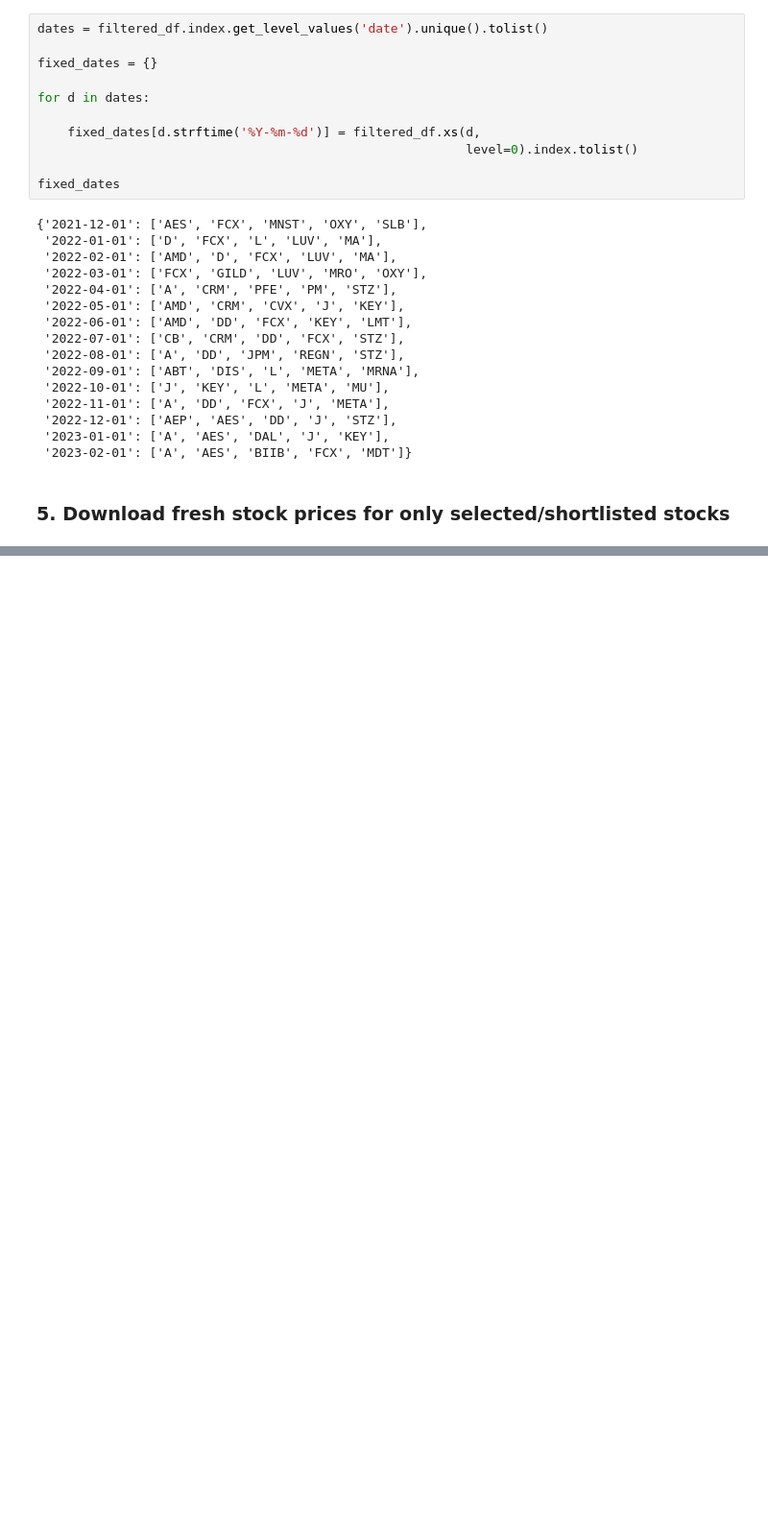
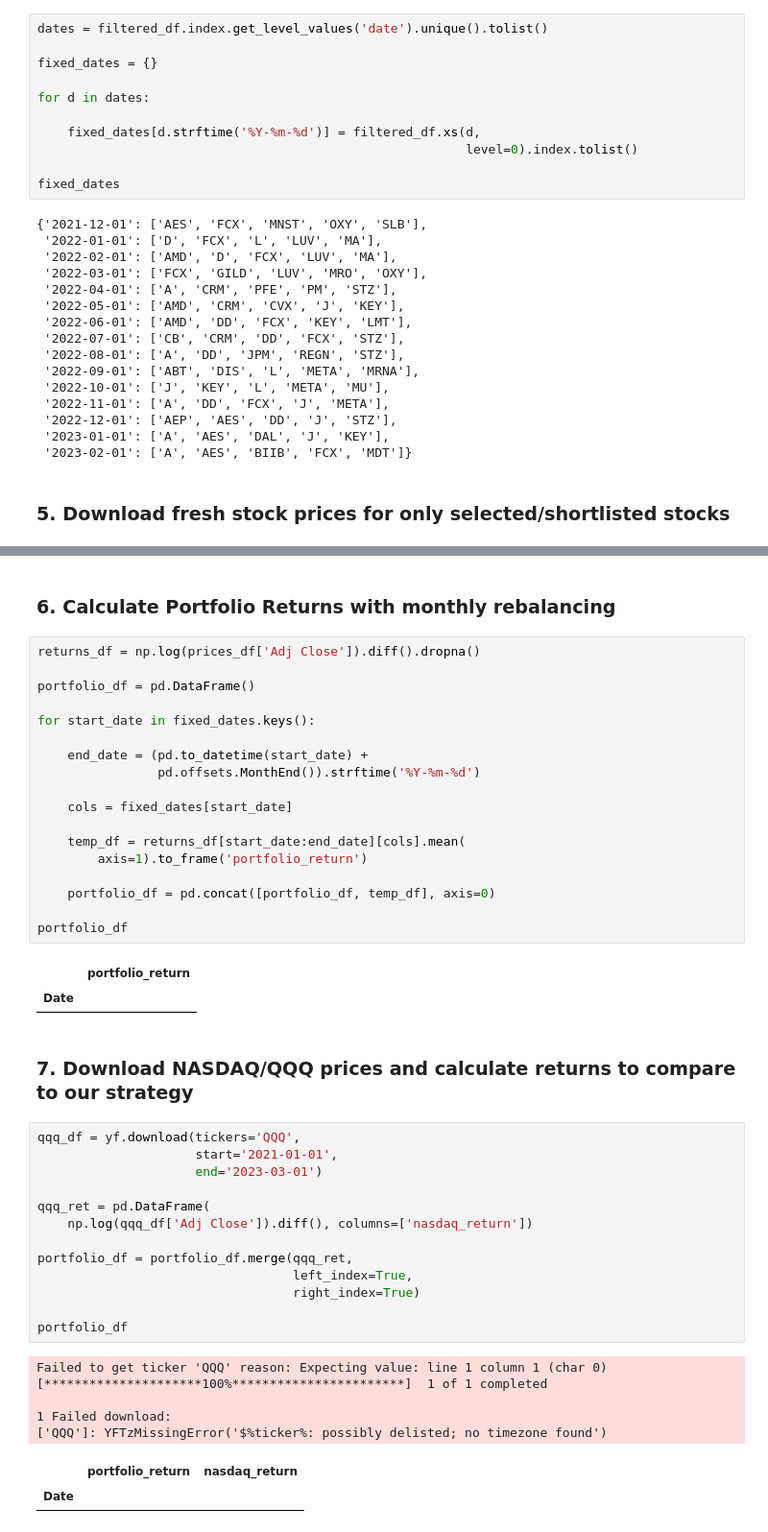
Before and after one commit to Danirive30/Twitter_Sentiment-Investing, a Jupyter notebook: Twitter_Sentiment.ipynb, the cells around one changed output, grey strips where cells are left out. Shown: that part at 96% size. Saved outputs shown, nothing was run; the diff lists cells and outputs as text; blank space fills up the shorter version.

```diff
--- a/Twitter_Sentiment.ipynb
+++ b/Twitter_Sentiment.ipynb
@@ -160,0 +161,46 @@ Failed to get ticker 'BMY' reason: Expecting value: line 1 column 1 (char 0)
+# %% [markdown]
+### **6. Calculate Portfolio Returns with monthly rebalancing**
+# %%
+returns_df = np.log(prices_df['Adj Close']).diff().dropna()
+
+portfolio_df = pd.DataFrame()
+
+for start_date in fixed_dates.keys():
+
+    end_date = (pd.to_datetime(start_date) +
+                pd.offsets.MonthEnd()).strftime('%Y-%m-%d')
+
+    cols = fixed_dates[start_date]
+
+    temp_df = returns_df[start_date:end_date][cols].mean(
+        axis=1).to_frame('portfolio_return')
+
+    portfolio_df = pd.concat([portfolio_df, temp_df], axis=0)
+
+portfolio_df
+# %% [output]
+|  | portfolio_return |
+| Date |  |
+# %% [markdown]
+### **7. Download NASDAQ/QQQ prices and calculate returns to compare to our strategy**
+# %%
+qqq_df = yf.download(tickers='QQQ',
+                     start='2021-01-01',
+                     end='2023-03-01')
+
+qqq_ret = pd.DataFrame(
+    np.log(qqq_df['Adj Close']).diff(), columns=['nasdaq_return'])
+
+portfolio_df = portfolio_df.merge(qqq_ret,
+                                  left_index=True,
+                                  right_index=True)
+
+portfolio_df
+# %% [output]
+Failed to get ticker 'QQQ' reason: Expecting value: line 1 column 1 (char 0)
+[*********************100%***********************]  1 of 1 completed
+
+1 Failed download:
+['QQQ']: YFTzMissingError('$%ticker%: possibly delisted; no timezone found')
+|  | portfolio_return | nasdaq_return |
+| Date |  |  |
```
Also changed, not shown: parts of 1 cell of this notebook.
